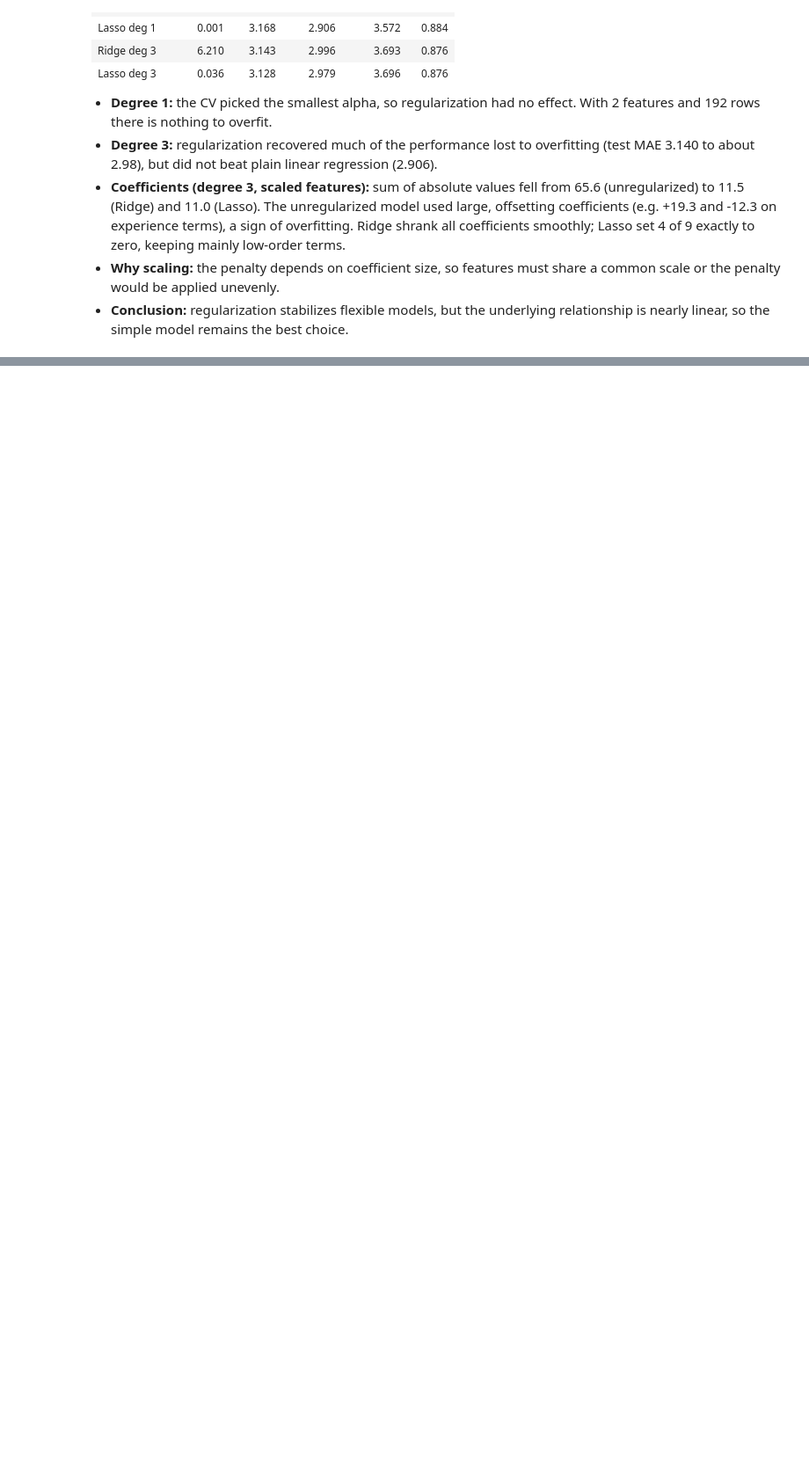
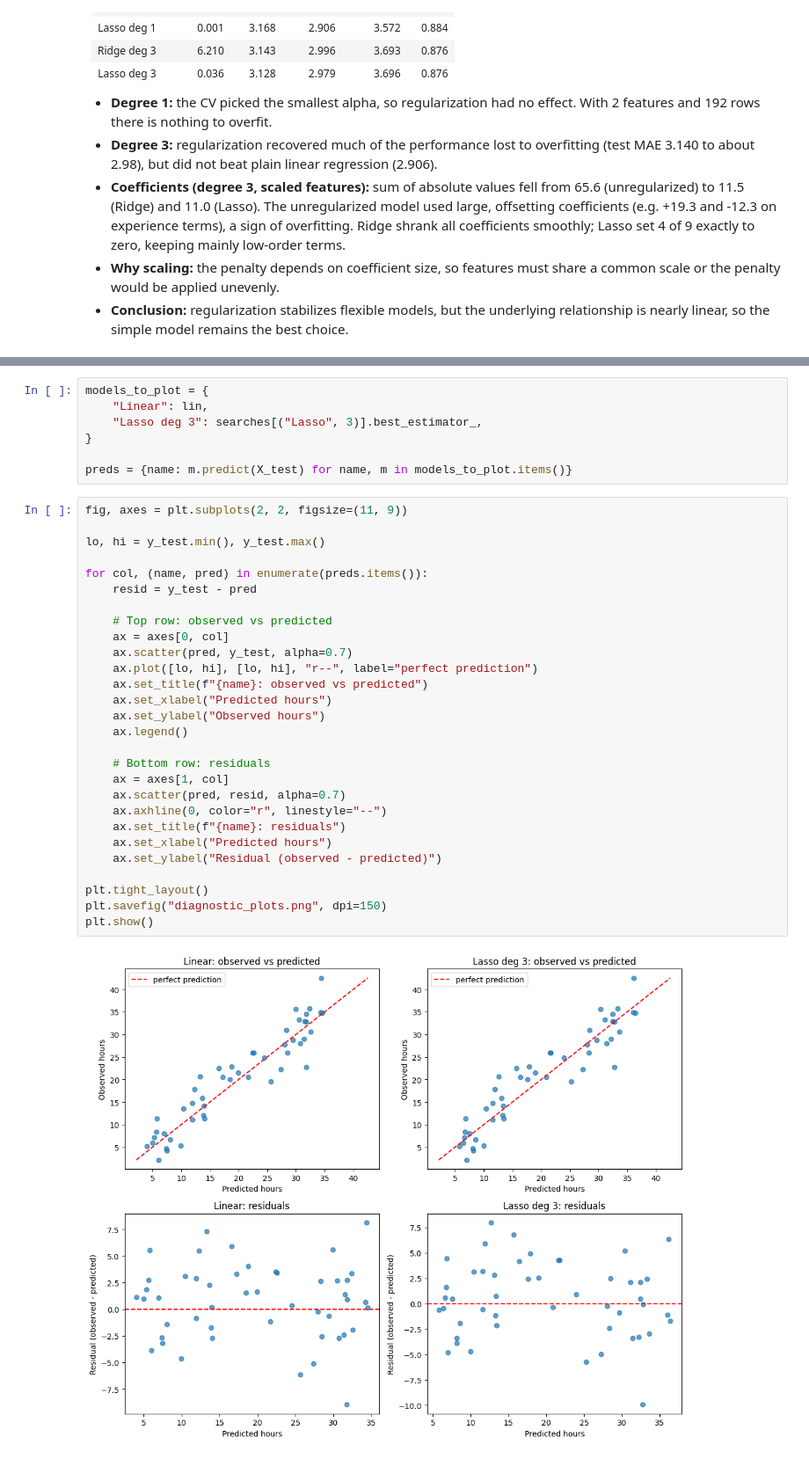
Before and after one commit to Ruhama-Beshada/lab3_ticket_regression, a Jupyter notebook: lab3.ipynb, the cells around one changed output, grey strips where cells are left out. Shown at 88% size. Cells and saved outputs as stored; diff of their text form; blank space fills up the shorter version.

Commit message:
Add diagnostic plots and residual analysis

```diff
--- a/lab3.ipynb
+++ b/lab3.ipynb
@@ -405,0 +410,37 @@ Alpha selected by 5-fold CV on the training set (grid 0.001 to 100):
+# %%
+models_to_plot = {
+    "Linear": lin,
+    "Lasso deg 3": searches[("Lasso", 3)].best_estimator_,
+}
+
+preds = {name: m.predict(X_test) for name, m in models_to_plot.items()}
+# %%
+fig, axes = plt.subplots(2, 2, figsize=(11, 9))
+
+lo, hi = y_test.min(), y_test.max()
+
+for col, (name, pred) in enumerate(preds.items()):
+    resid = y_test - pred
+
+    # Top row: observed vs predicted
+    ax = axes[0, col]
+    ax.scatter(pred, y_test, alpha=0.7)
+    ax.plot([lo, hi], [lo, hi], "r--", label="perfect prediction")
+    ax.set_title(f"{name}: observed vs predicted")
+    ax.set_xlabel("Predicted hours")
+    ax.set_ylabel("Observed hours")
+    ax.legend()
+
+    # Bottom row: residuals
+    ax = axes[1, col]
+    ax.scatter(pred, resid, alpha=0.7)
+    ax.axhline(0, color="r", linestyle="--")
+    ax.set_title(f"{name}: residuals")
+    ax.set_xlabel("Predicted hours")
+    ax.set_ylabel("Residual (observed - predicted)")
+
+plt.tight_layout()
+plt.savefig("diagnostic_plots.png", dpi=150)
+plt.show()
+# %% [output]
+[figure, added]
```
Also changed, not shown: parts of 3 cells of this notebook, 1 other file.
